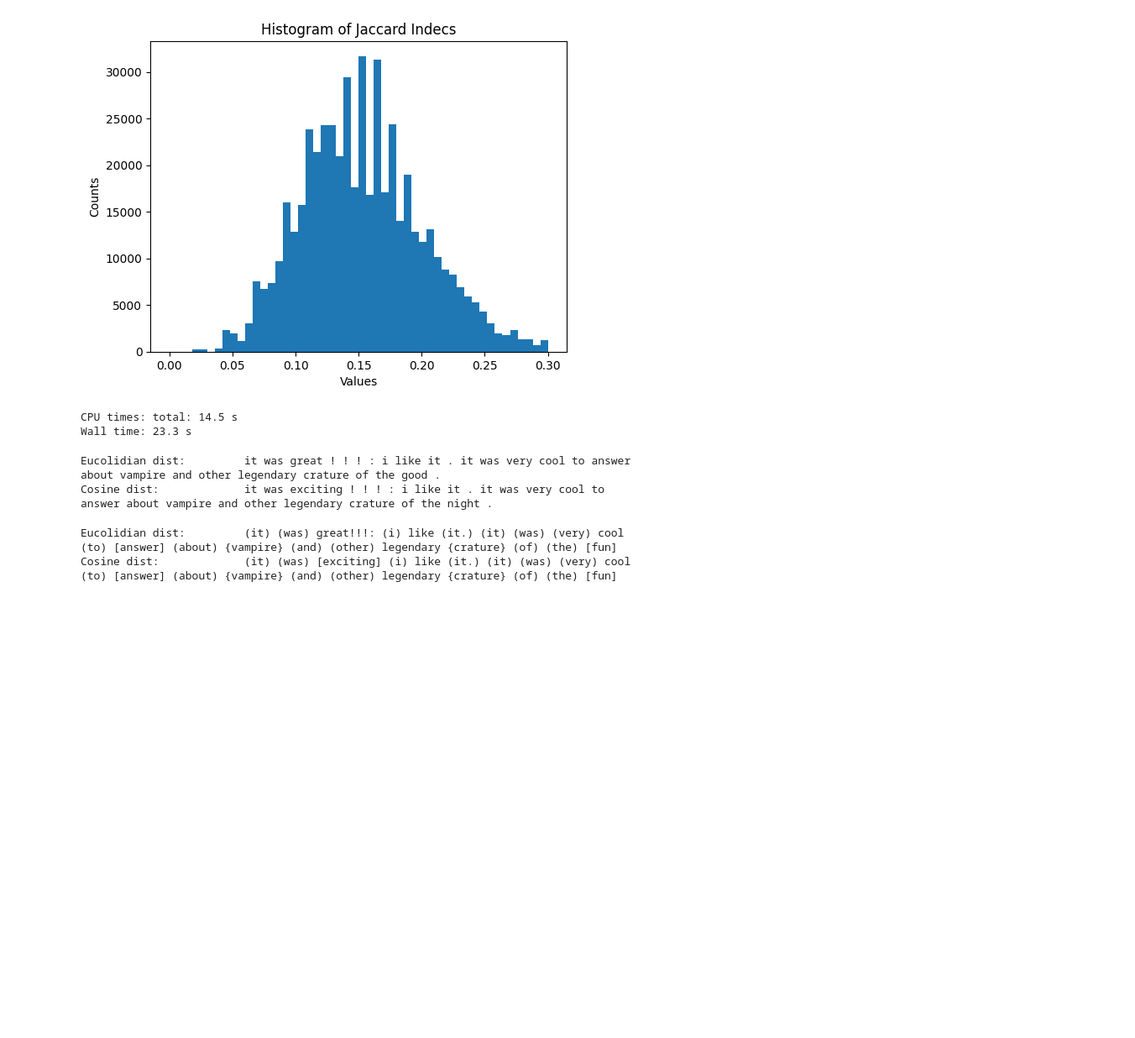
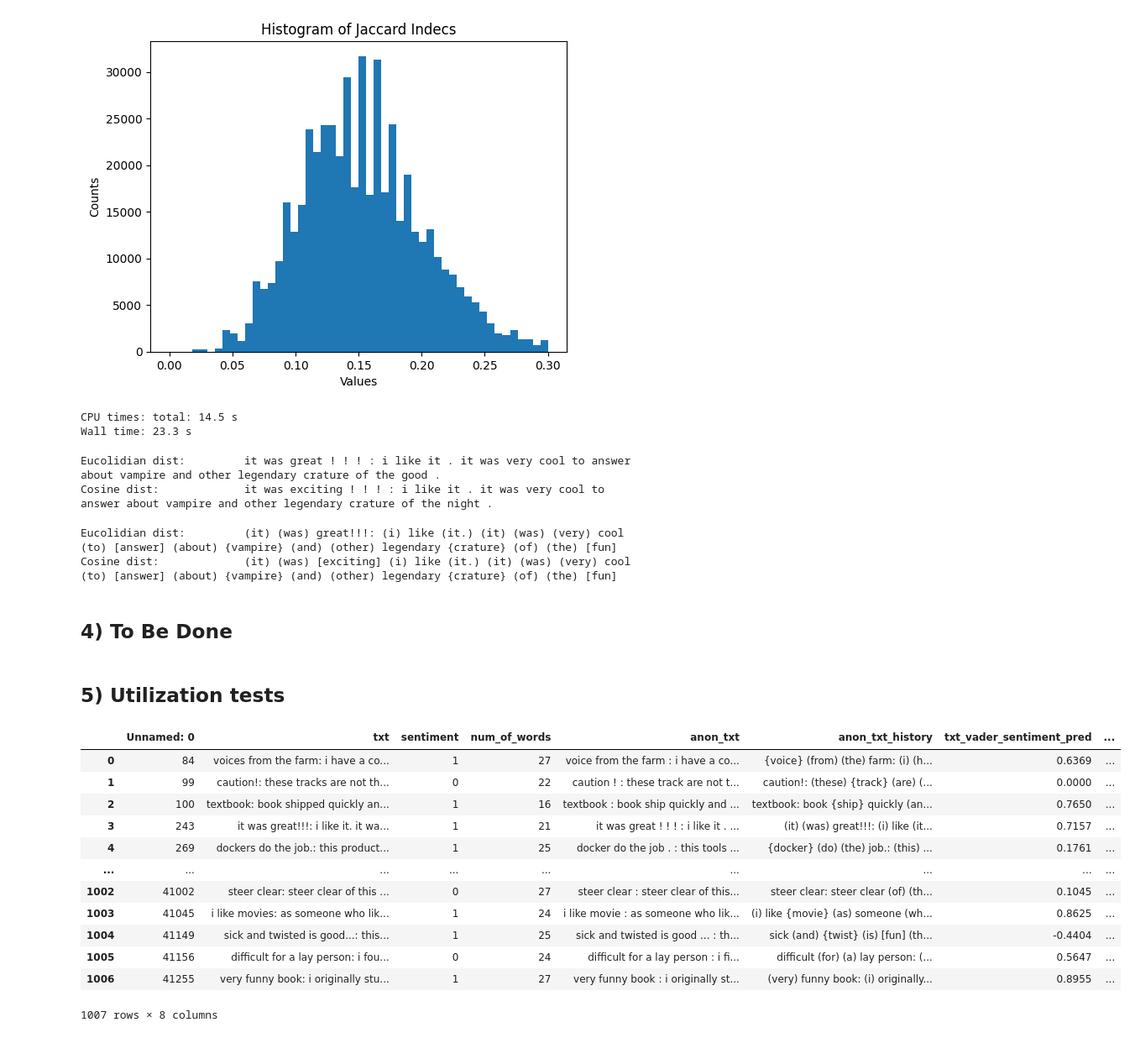
Before and after one commit to neumanh/K-anonymity-fot-texts, a Jupyter notebook: POC_v1.1.ipynb, the cells around one changed output. Shown at 84% size. Cells and saved outputs as stored; diff of their text form; code cells hidden in the pictures; blank space fills up the shorter version.

```diff
--- a/POC_v1.1.ipynb
+++ b/POC_v1.1.ipynb
@@ -229,3 +229,24 @@ print('Cosine dist:\t\t', df_3.iloc[3, 5])
 # %% [output]
 Eucolidian dist:         (it) (was) great!!!: (i) like (it.) (it) (was) (very) cool (to) [answer] (about) {vampire} (and) (other) legendary {crature} (of) (the) [fun]
 Cosine dist:             (it) (was) [exciting] (i) like (it.) (it) (was) (very) cool (to) [answer] (about) {vampire} (and) (other) legendary {crature} (of) (the) [fun]
+# %% [markdown]
+## 4) To Be Done
+# %% [markdown]
+## 5) Utilization tests
+# %%
+df_21 = utilization_utils.get_vader_sentiment_for_df(df_2, ['txt', 'anon_txt'])
+df_21
+# %% [output]
+|  | Unnamed: 0 | txt | sentiment | num_of_words | anon_txt | anon_txt_history | txt_vader_sentiment_pred | ... |
+| 0 | 84 | voices from the farm: i have a co... | 1 | 27 | voice from the farm : i have a co... | {voice} (from) (the) farm: (i) (h... | 0.6369 | ... |
+| 1 | 99 | caution!: these tracks are not th... | 0 | 22 | caution ! : these track are not t... | caution!: (these) {track} (are) (... | 0.0000 | ... |
+| 2 | 100 | textbook: book shipped quickly an... | 1 | 16 | textbook : book ship quickly and ... | textbook: book {ship} quickly (an... | 0.7650 | ... |
+| 3 | 243 | it was great!!!: i like it. it wa... | 1 | 21 | it was great ! ! ! : i like it . ... | (it) (was) great!!!: (i) like (it... | 0.7157 | ... |
+| 4 | 269 | dockers do the job.: this product... | 1 | 25 | docker do the job . : this tools ... | {docker} (do) (the) job.: (this) ... | 0.1761 | ... |
+| ... | ... | ... | ... | ... | ... | ... | ... | ... |
+| 1002 | 41002 | steer clear: steer clear of this ... | 0 | 27 | steer clear : steer clear of this... | steer clear: steer clear (of) (th... | 0.1045 | ... |
+| 1003 | 41045 | i like movies: as someone who lik... | 1 | 24 | i like movie : as someone who lik... | (i) like {movie} (as) someone (wh... | 0.8625 | ... |
+| 1004 | 41149 | sick and twisted is good...: this... | 1 | 25 | sick and twisted is good ... : th... | sick (and) {twist} (is) [fun] (th... | -0.4404 | ... |
+| 1005 | 41156 | difficult for a lay person: i fou... | 0 | 24 | difficult for a lay person : i fi... | difficult (for) (a) lay person: (... | 0.5647 | ... |
+| 1006 | 41255 | very funny book: i originally stu... | 1 | 27 | very funny book : i originally st... | (very) funny book: (i) originally... | 0.8955 | ... |
+1007 rows × 8 columns
```
Also changed, not shown: parts of 4 cells of this notebook.
